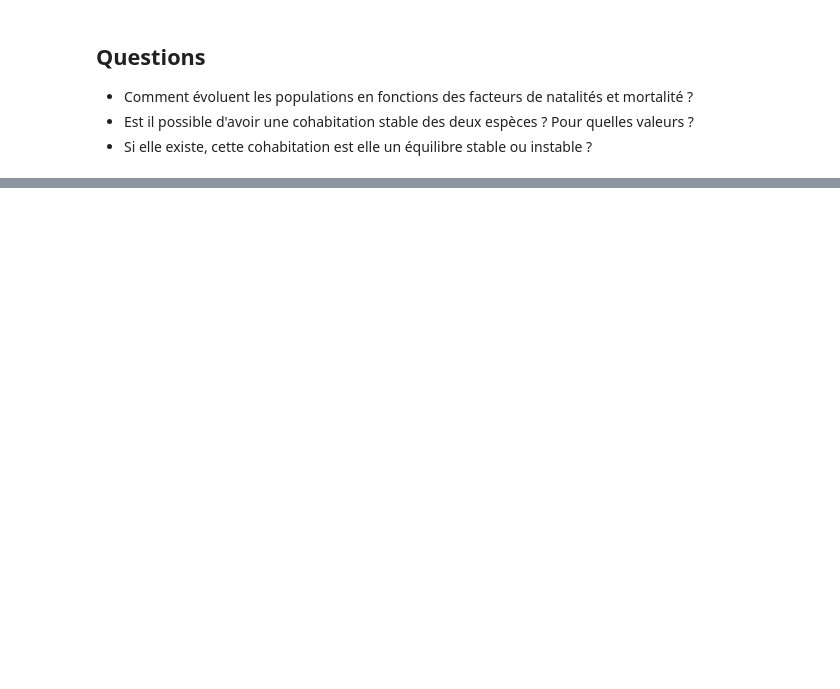
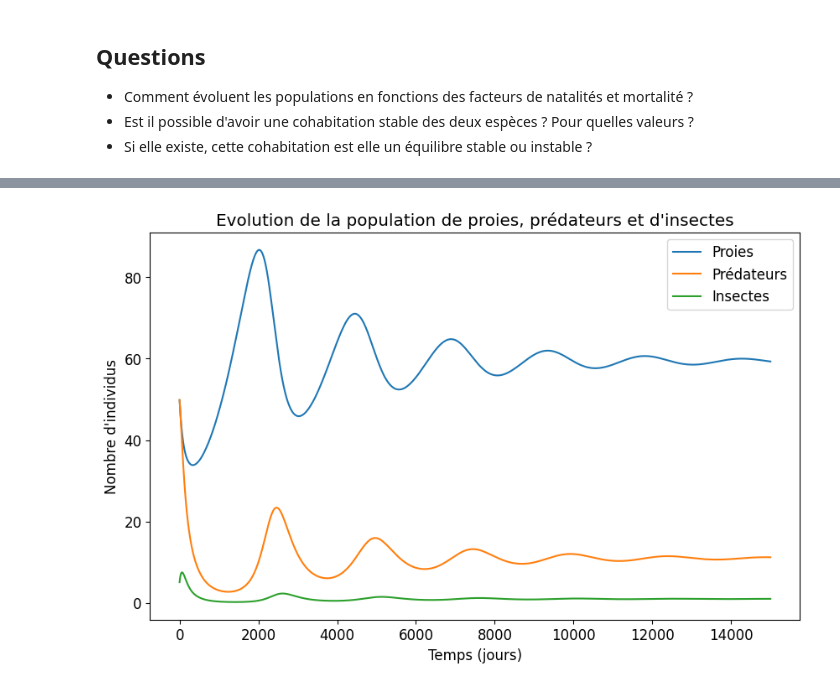
Before and after one commit to YannSc/applied_maths_summer_2024, a Jupyter notebook: predation_lotka_volterra.ipynb, the cells around one changed output, grey strips where cells are left out. Cells and saved outputs as stored; diff of their text form; code cells hidden in the pictures; blank space fills up the shorter version.

```diff
--- a/predation_lotka_volterra.ipynb
+++ b/predation_lotka_volterra.ipynb
@@ -101,0 +108,47 @@ plt.show()
+# %%
+plt.clf()
+dt = 1 # Pas de temps, un jour
+t_range = np.arange(0, 50 * 300, dt) # Dix années
+x_range = np.zeros(t_range.shape) # Tableau contenant la population de lapins en fonction du temps.
+y_range = np.zeros(t_range.shape) # Tableau contenant la population de renards en fonction du temps.
+z_range = np.zeros(t_range.shape) # Tableau contenant la population d'insectes en fonction du temps.
+
+
+alpha = 0.001 # Taux de natalité des lapins par jour
+beta = 0.0001 # Taux de mortalité des lapins par prédateur
+gamma = 0.005 # Taux de mortalité des prédateurs
+delta = 0.0001 # Taux de natalité des prédateurs
+beta2 = 0.0004
+
+x0 = 50 # Population initiale de lapins
+y0 = 50 # Population initiale de renards
+z0 = 5 # Population initiale d'insectes
+# Calcul de la population de lapins et renards en fonction du temps
+x = x0
+y = y0
+z = z0
+for t in t_range:
+    dx = (alpha * x + delta * z * x -  beta * x * y) * dt
+    dy = ( delta * x * y -  delta * x * z - gamma * y -  beta2 * y * z) * dt
+    dz = ( - 10 * delta * x * z + gamma * y + beta2 * y * z) * dt
+
+    x = max(x + dx, 0)
+    y = max (y + dy, 0)
+    z = max (z + dz, 0 )
+    x_range[t] = x
+    y_range[t] = y
+    z_range[t] = z
+
+plt.title("Evolution de la population de proies, prédateurs et d'insectes")
+plt.xlabel("Temps (jours)")
+plt.ylabel("Nombre d'individus")
+plt.plot(t_range, x_range, label="Proies")
+plt.plot(t_range, y_range, label="Prédateurs")
+# set log scale
+plt.plot(t_range, z_range, label="Insectes")
+# plt.yscale('log')
+
+plt.legend()
+plt.show()
+# %% [output]
+[figure, added]
```
Also changed, not shown: parts of 2 cells of this notebook.
